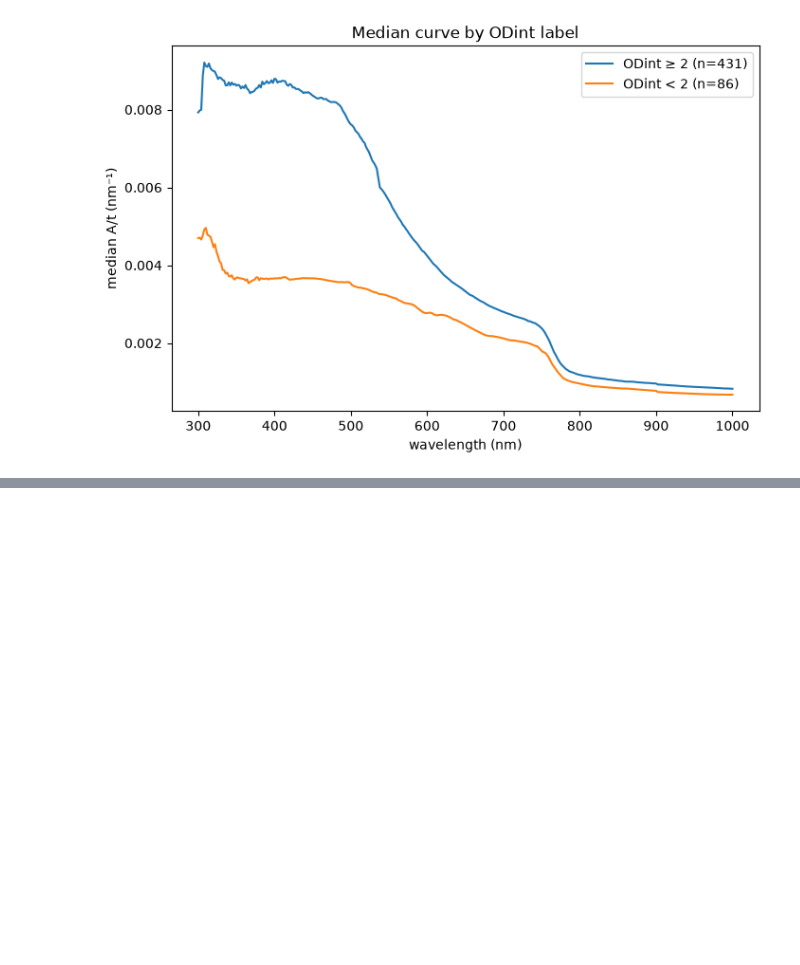
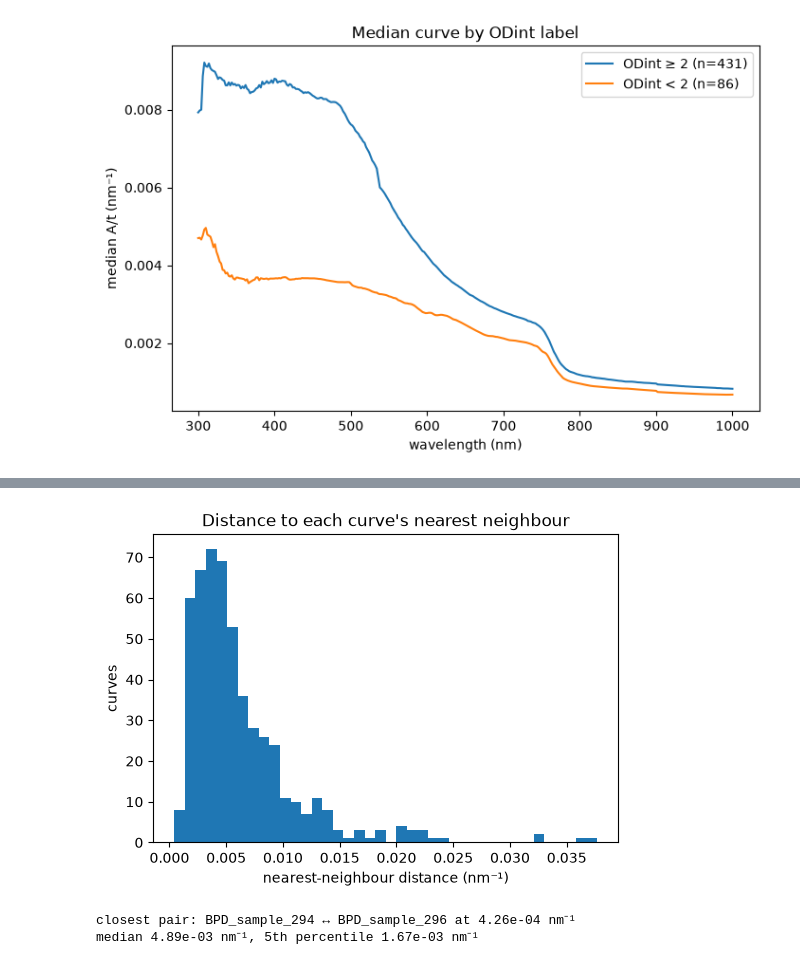
Before and after one commit to saad440/absynth, a Jupyter notebook: notebooks/audit.ipynb, the cells around one changed output, grey strips where cells are left out. Cells and saved outputs as stored; diff of their text form; code cells hidden in the pictures; blank space fills up the shorter version.

```diff
--- a/notebooks/audit.ipynb
+++ b/notebooks/audit.ipynb
@@ -260,0 +298,20 @@ plt.show()
+# %%
+distances, neighbours = nearest_neighbour_distances(complete)
+
+plt.figure(figsize=(6, 4))
+plt.hist(distances, bins=40)
+plt.xlabel("nearest-neighbour distance (nm⁻¹)")
+plt.ylabel("curves")
+plt.title("Distance to each curve's nearest neighbour")
+plt.show()
+
+i = int(distances.argmin())
+j = int(neighbours[i])
+print(f"closest pair: {curves.sample_ids[i]} ↔ {curves.sample_ids[j]} "
+      f"at {distances[i]:.2e} nm⁻¹")
+print(f"median {np.median(distances):.2e} nm⁻¹, "
+      f"5th percentile {np.percentile(distances, 5):.2e} nm⁻¹")
+# %% [output]
+[figure, added]
+closest pair: BPD_sample_294 ↔ BPD_sample_296 at 4.26e-04 nm⁻¹
+median 4.89e-03 nm⁻¹, 5th percentile 1.67e-03 nm⁻¹
```
Also changed, not shown: parts of 7 cells of this notebook, 4 other files.
